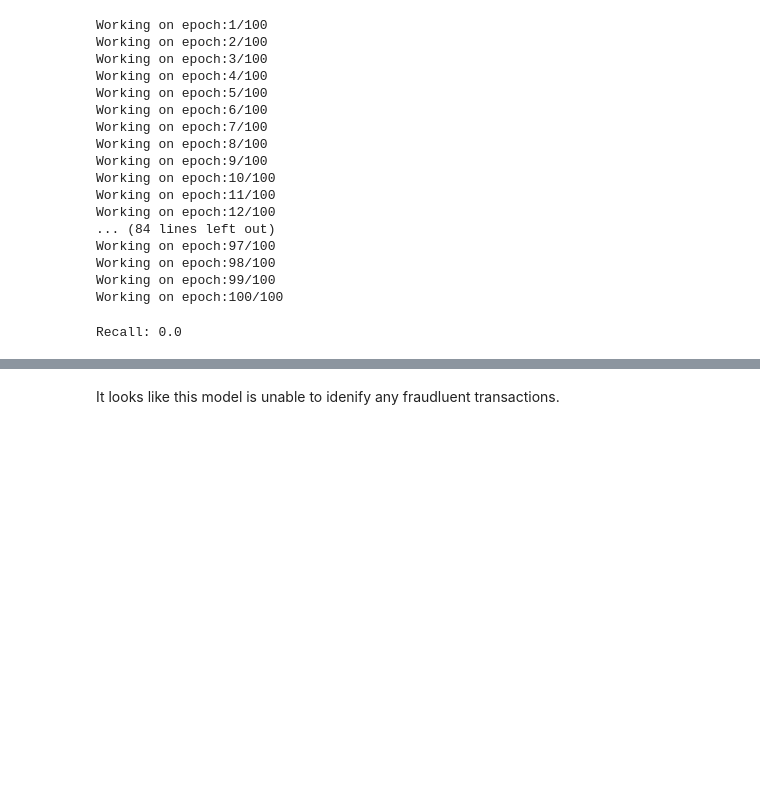
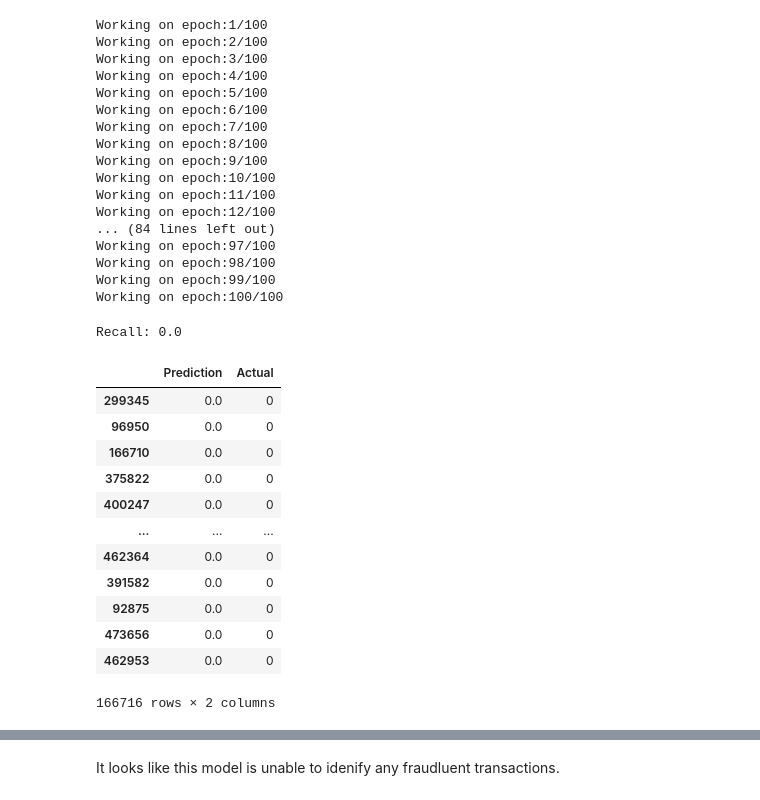
Before and after one commit to Kashiwaba23/credit_card_fraud_prediction, a Jupyter notebook: model.ipynb, the cells around one changed output, grey strips where cells are left out. Saved outputs shown, nothing was run; the diff lists cells and outputs as text; code cells hidden in the pictures; blank space fills up the shorter version.

```diff
--- a/model.ipynb
+++ b/model.ipynb
@@ -230,3 +230,24 @@ recall = metric.compute()
 print(f'Recall: {recall}')
 # %% [output]
 Recall: 0.0
+# %%
+predictions = [pred.numpy() for pred in predictions]
+# %%
+predictions = np.concatenate(predictions).ravel()
+# %%
+pred_ans_df = pd.DataFrame({'Prediction': predictions, 'Actual':y_test})
+pred_ans_df
+# %% [output]
+|  | Prediction | Actual |
+| 299345 | 0.0 | 0 |
+| 96950 | 0.0 | 0 |
+| 166710 | 0.0 | 0 |
+| 375822 | 0.0 | 0 |
+| 400247 | 0.0 | 0 |
+| ... | ... | ... |
+| 462364 | 0.0 | 0 |
+| 391582 | 0.0 | 0 |
+| 92875 | 0.0 | 0 |
+| 473656 | 0.0 | 0 |
+| 462953 | 0.0 | 0 |
+166716 rows × 2 columns
```
Also changed, not shown: parts of 21 cells of this notebook.
